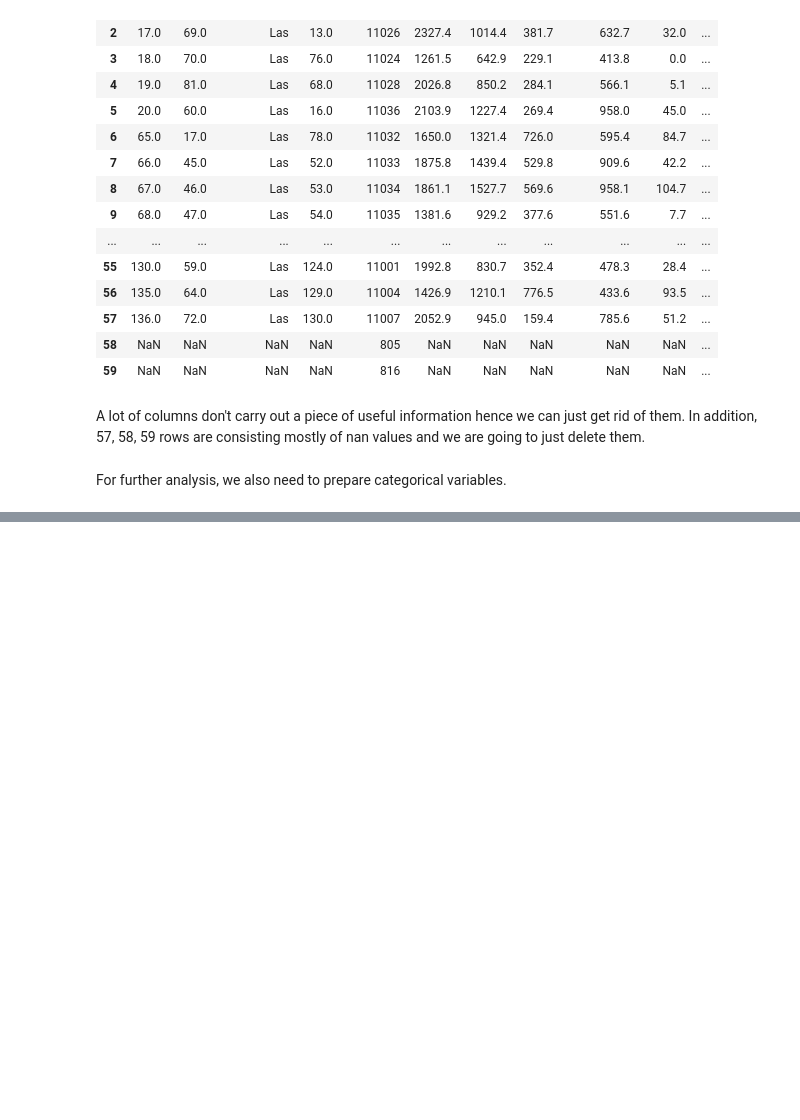
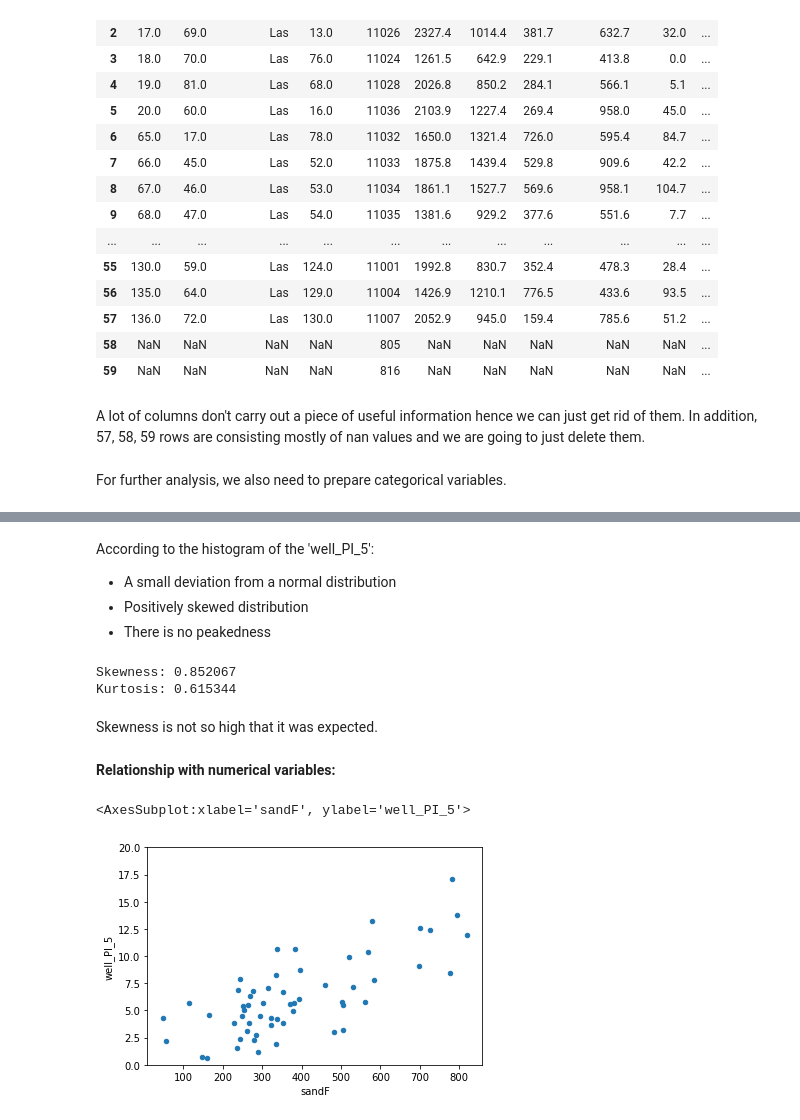
Before and after one commit to alterfess/DA-oil-wells-PI, a Jupyter notebook: main.ipynb, the cells around one changed output, grey strips where cells are left out. Cells and saved outputs as stored; diff of their text form; code cells hidden in the pictures; blank space fills up the shorter version.

```diff
--- a/main.ipynb
+++ b/main.ipynb
@@ -120,0 +71,24 @@ plt.show();
+# %% [markdown]
+According to the histogram of the 'well_PI_5':
+
+- A small deviation from a normal distribution
+- Positively skewed distribution
+- There is no peakedness
+# %%
+print("Skewness: %f" % df[PI_5].skew())
+print("Kurtosis: %f" % df[PI_5].kurt())
+# %% [output]
+Skewness: 0.852067
+Kurtosis: 0.615344
+# %% [markdown]
+Skewness is not so high that it was expected.
+# %% [markdown]
+**Relationship with numerical variables:**
+# %%
+#scatter plot sandF/PI_5
+var = 'sandF'
+data = pd.concat([df[PI_5], df[var]], axis = 1)
+data.plot.scatter(x=var, y = PI_5, ylim = (0, 20))
+# %% [output]
+<AxesSubplot:xlabel='sandF', ylabel='well_PI_5'>
+[figure, added]
```
Also changed, not shown: parts of 56 cells of this notebook, 2 other files.
